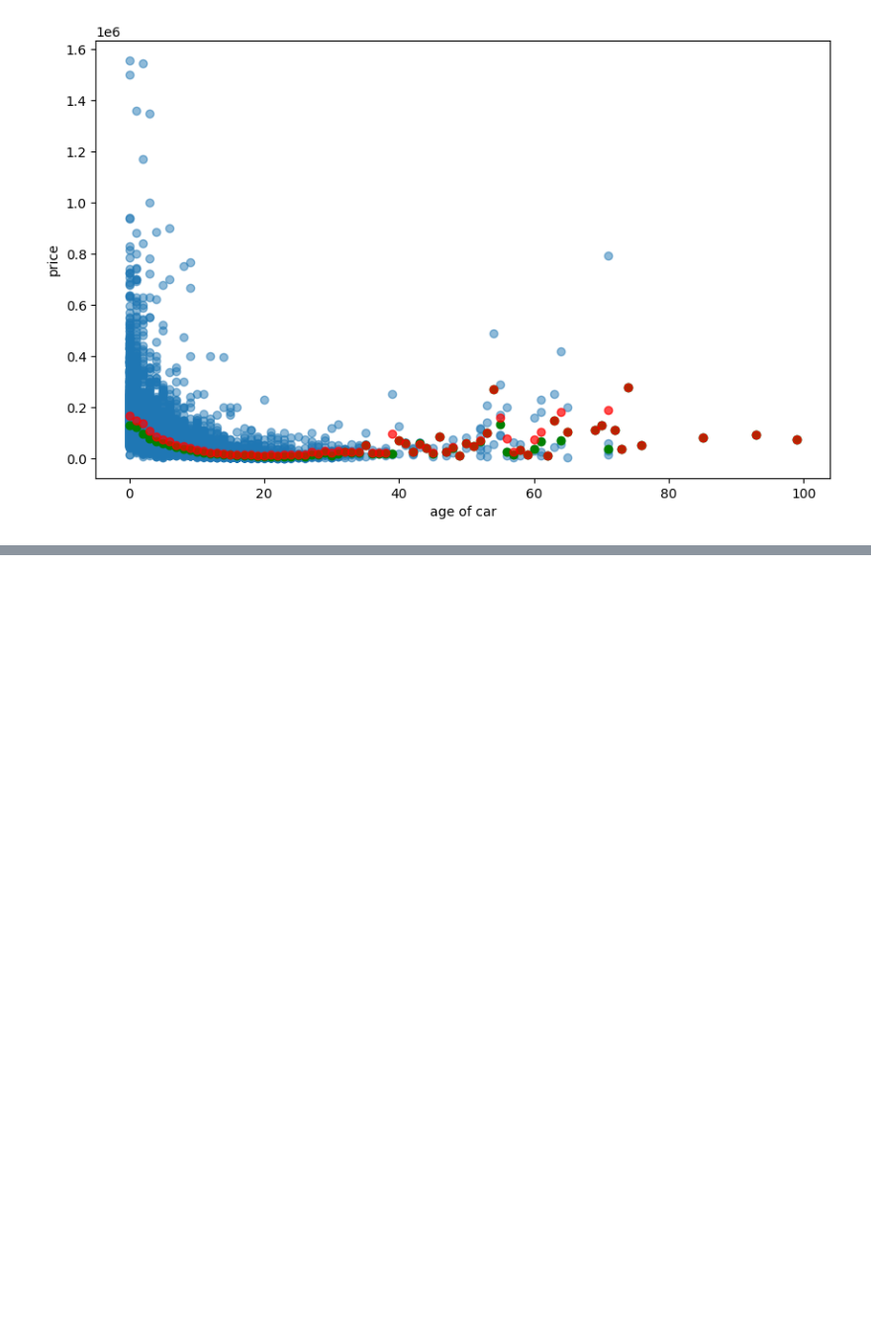
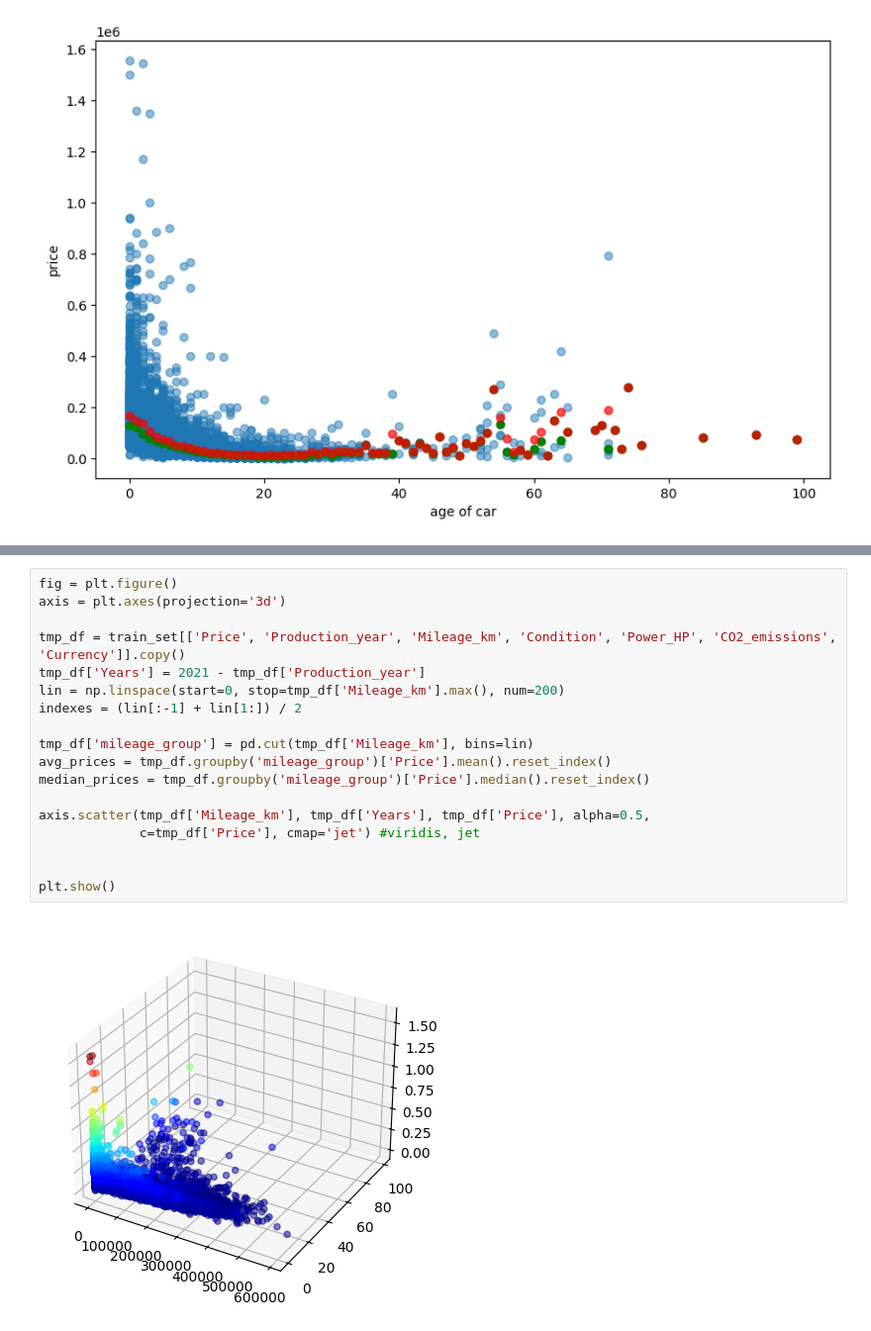
Before and after one commit to karrola/komis, a Jupyter notebook: modeling.ipynb, the cells around one changed output, grey strips where cells are left out. Shown at 99% size. Saved outputs shown, nothing was run; the diff lists cells and outputs as text; blank space fills up the shorter version.

```diff
--- a/modeling.ipynb
+++ b/modeling.ipynb
@@ -124,0 +125,20 @@ plt.show()
+# %%
+fig = plt.figure()
+axis = plt.axes(projection='3d')
+
+tmp_df = train_set[['Price', 'Production_year', 'Mileage_km', 'Condition', 'Power_HP', 'CO2_emissions', 'Currency']].copy()
+tmp_df['Years'] = 2021 - tmp_df['Production_year']
+lin = np.linspace(start=0, stop=tmp_df['Mileage_km'].max(), num=200)
+indexes = (lin[:-1] + lin[1:]) / 2
+
+tmp_df['mileage_group'] = pd.cut(tmp_df['Mileage_km'], bins=lin)
+avg_prices = tmp_df.groupby('mileage_group')['Price'].mean().reset_index()
+median_prices = tmp_df.groupby('mileage_group')['Price'].median().reset_index()
+
+axis.scatter(tmp_df['Mileage_km'], tmp_df['Years'], tmp_df['Price'], alpha=0.5,
+             c=tmp_df['Price'], cmap='jet') #viridis, jet
+
+
+plt.show()
+# %% [output]
+[figure, added]
```
Also changed, not shown: parts of 1 cell of this notebook.
